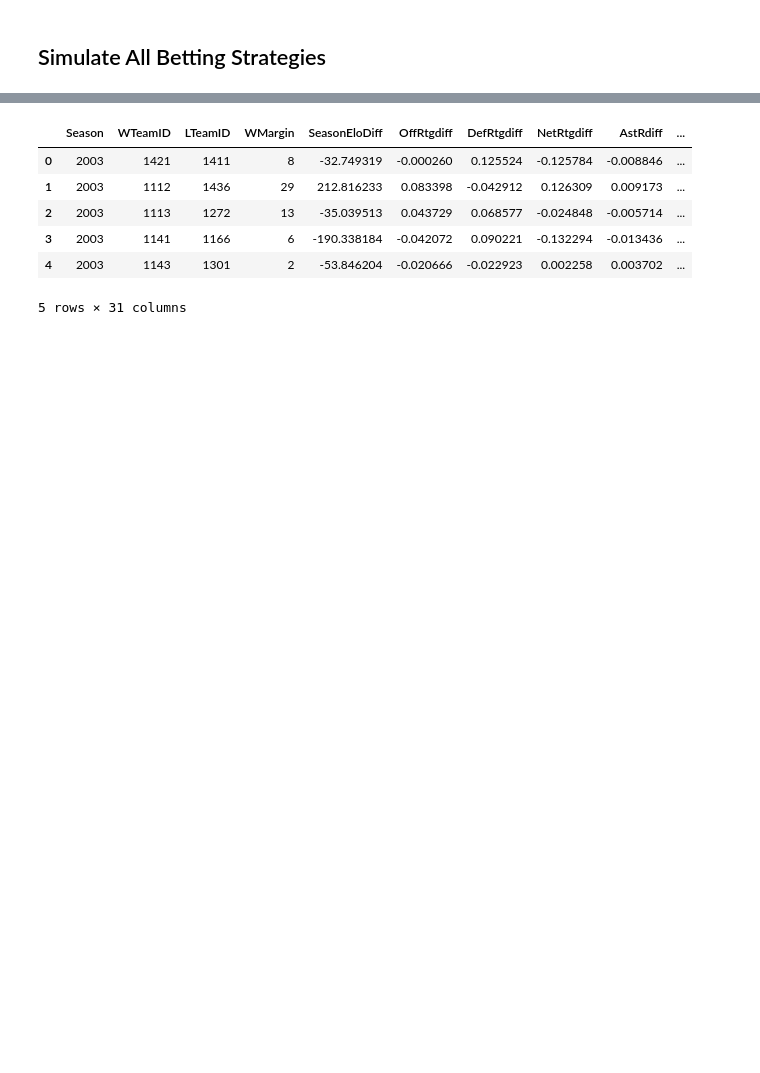
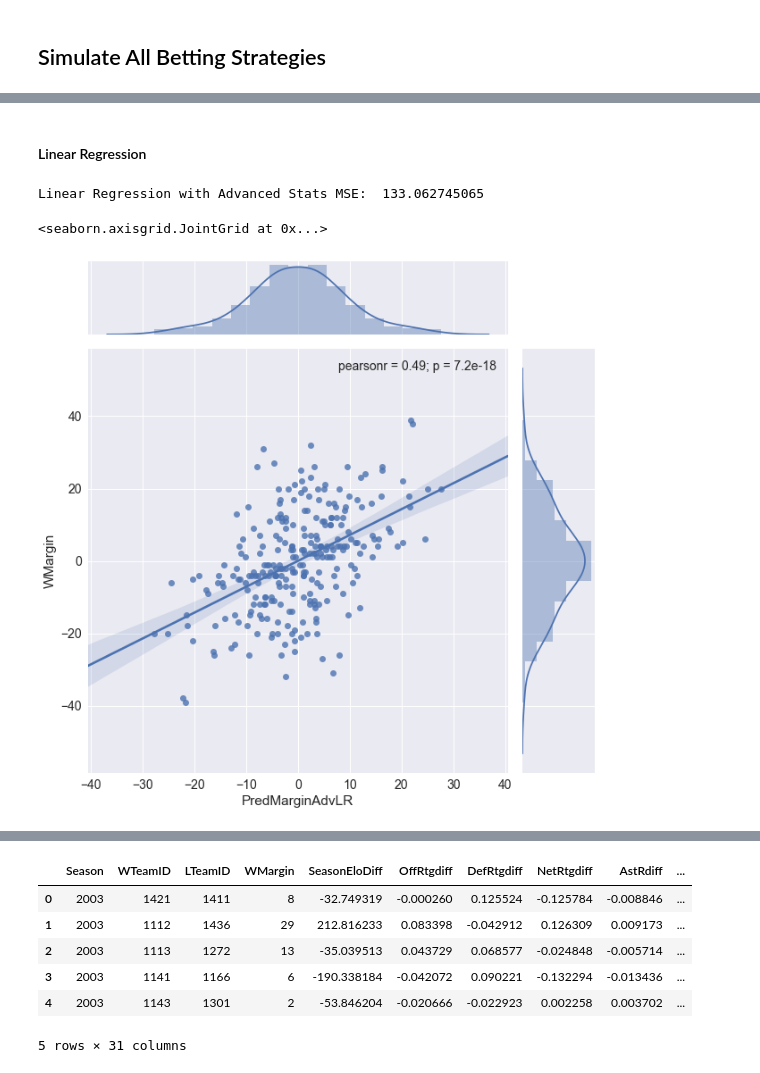
Before and after one commit to victoreram/Springboard-Data-Science, a Jupyter notebook: NCAABBPrediction/MLAdvancedStats.ipynb, the cells around one changed output, grey strips where cells are left out. Drawn from its saved outputs; the diff is of its cells as text; code cells hidden in the pictures; blank space fills up the shorter version.

Commit message:
Added raw differences

```diff
--- a/NCAABBPrediction/MLAdvancedStats.ipynb
+++ b/NCAABBPrediction/MLAdvancedStats.ipynb
@@ -909,0 +936,9 @@ plt.savefig(cwd+"\\Documents\\bets_all.png")
+# %%
+### FOR RAW DIFFERENCES ###
+#tourney_matchups['SeasonEloDiff'] = RobustScaler().fit_transform(tourney_matchups['SeasonEloDiff'].values.reshape(-1,1))
+X_train = tourney_matchups.loc[tourney_matchups.Season < 2017, feature_cols].values
+y_train = tourney_matchups.loc[tourney_matchups.Season < 2017, 'WMargin'].values.reshape(-1,1)
+X_test = tourney_matchups.loc[tourney_matchups.Season >= 2017, feature_cols].values
+y_true = tourney_matchups.loc[tourney_matchups.Season >= 2017, 'WMargin'].values.reshape(-1,1)
+# %%
+odds_tourney_raw = odds_tourney.copy()
@@ -909,0 +954,17 @@ plt.savefig(cwd+"\\Documents\\bets_all.png")
+# %% [markdown]
+#### Linear Regression
+# %%
+lr = lm.LinearRegression()
+lr.fit(X_train, y_train)
+y_pred = lr.predict(X_test)
+odds_tourney_raw = simulate_betting(odds_tourney_raw, y_pred, 'AdvLR')
+mse = mean_squared_error(y_true, y_pred)
+model_name = 'LRAdvRaw'
+mses[model_name] = mse
+print("Linear Regression with Advanced Stats MSE: ", mse)
+sns.set(font_scale=1.4)
+sns.jointplot(data=odds_tourney_raw, x='PredMarginAdvLR', y='WMargin', kind='reg', size=9)
+# %% [output]
+Linear Regression with Advanced Stats MSE:  133.062745065
+<seaborn.axisgrid.JointGrid at 0x...>
+[figure, added]
```
Also changed, not shown: parts of 21 cells of this notebook.
